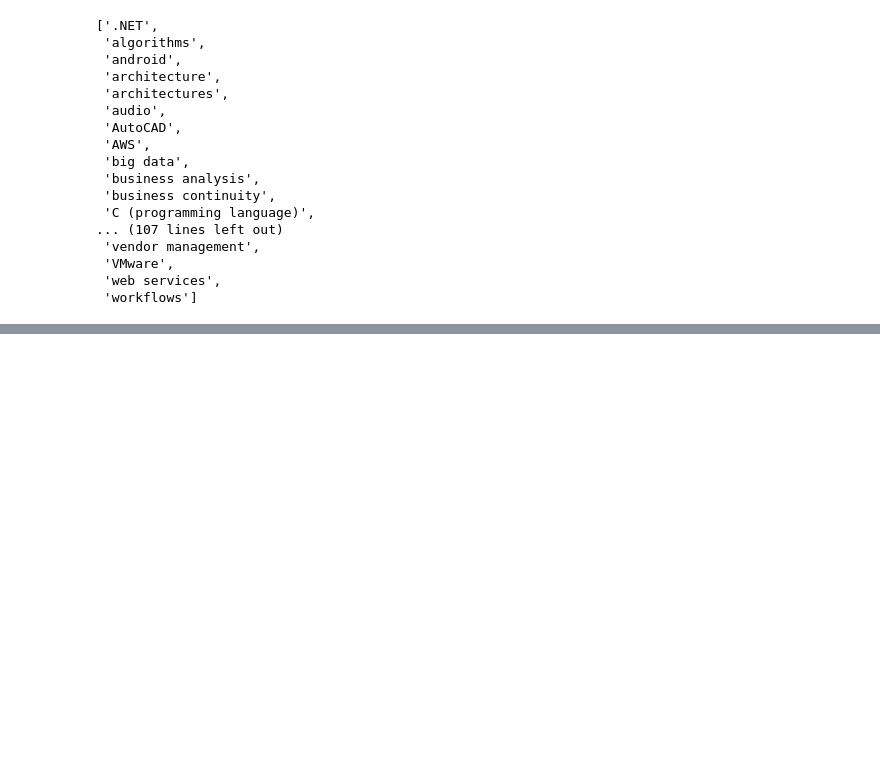
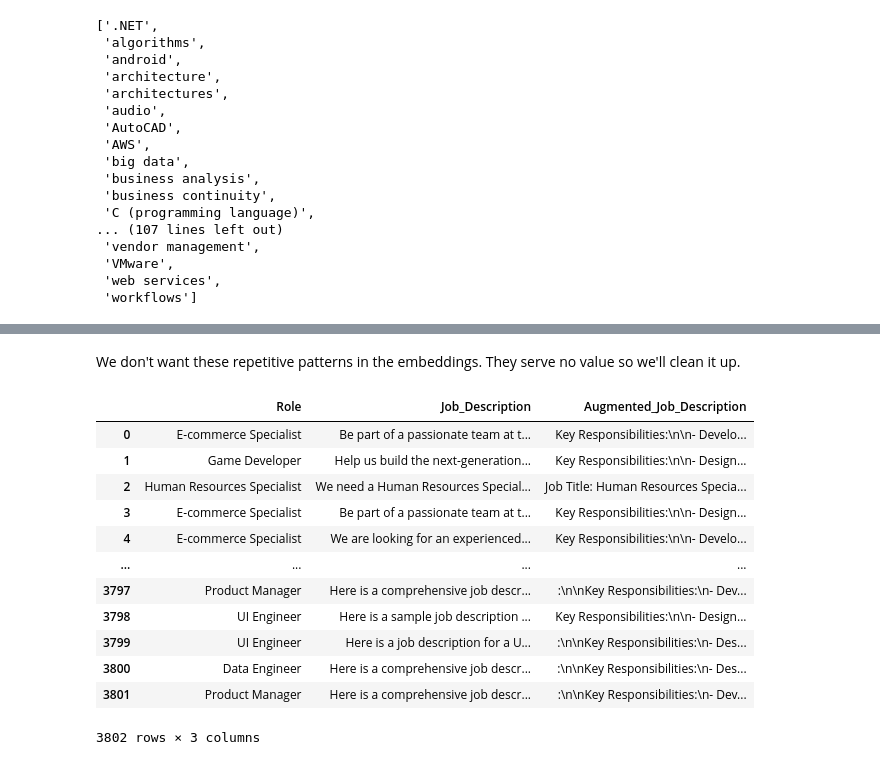
Before and after one commit to syahidhusein/Arbyte, a Jupyter notebook: src/preprocessing.ipynb, the cells around one changed output, grey strips where cells are left out. Cells and saved outputs as stored; diff of their text form; code cells hidden in the pictures; blank space fills up the shorter version.

```diff
--- a/src/preprocessing.ipynb
+++ b/src/preprocessing.ipynb
@@ -223,0 +402,19 @@ tech_keywords
+# %% [markdown]
+We don't want these repetitive patterns in the embeddings. They serve no value so we'll clean it up.
+# %%
+unique_df["Augmented_Job_Description"] = unique_df["Augmented_Job_Description"].str.replace(pattern, "", regex=True)
+unique_df
+# %% [output]
+|  | Role | Job_Description | Augmented_Job_Description |
+| 0 | E-commerce Specialist | Be part of a passionate team at t... | Key Responsibilities:\n\n- Develo... |
+| 1 | Game Developer | Help us build the next-generation... | Key Responsibilities:\n\n- Design... |
+| 2 | Human Resources Specialist | We need a Human Resources Special... | Job Title: Human Resources Specia... |
+| 3 | E-commerce Specialist | Be part of a passionate team at t... | Key Responsibilities:\n\n- Design... |
+| 4 | E-commerce Specialist | We are looking for an experienced... | Key Responsibilities:\n\n- Develo... |
+| ... | ... | ... | ... |
+| 3797 | Product Manager | Here is a comprehensive job descr... | :\n\nKey Responsibilities:\n- Dev... |
+| 3798 | UI Engineer | Here is a sample job description ... | Key Responsibilities:\n\n- Design... |
+| 3799 | UI Engineer | Here is a job description for a U... | :\n\nKey Responsibilities:\n- Des... |
+| 3800 | Data Engineer | Here is a comprehensive job descr... | :\n\nKey Responsibilities:\n- Des... |
+| 3801 | Product Manager | Here is a comprehensive job descr... | :\n\nKey Responsibilities:\n- Dev... |
+3802 rows × 3 columns
```
Also changed, not shown: parts of 24 cells of this notebook, 1 other file.
